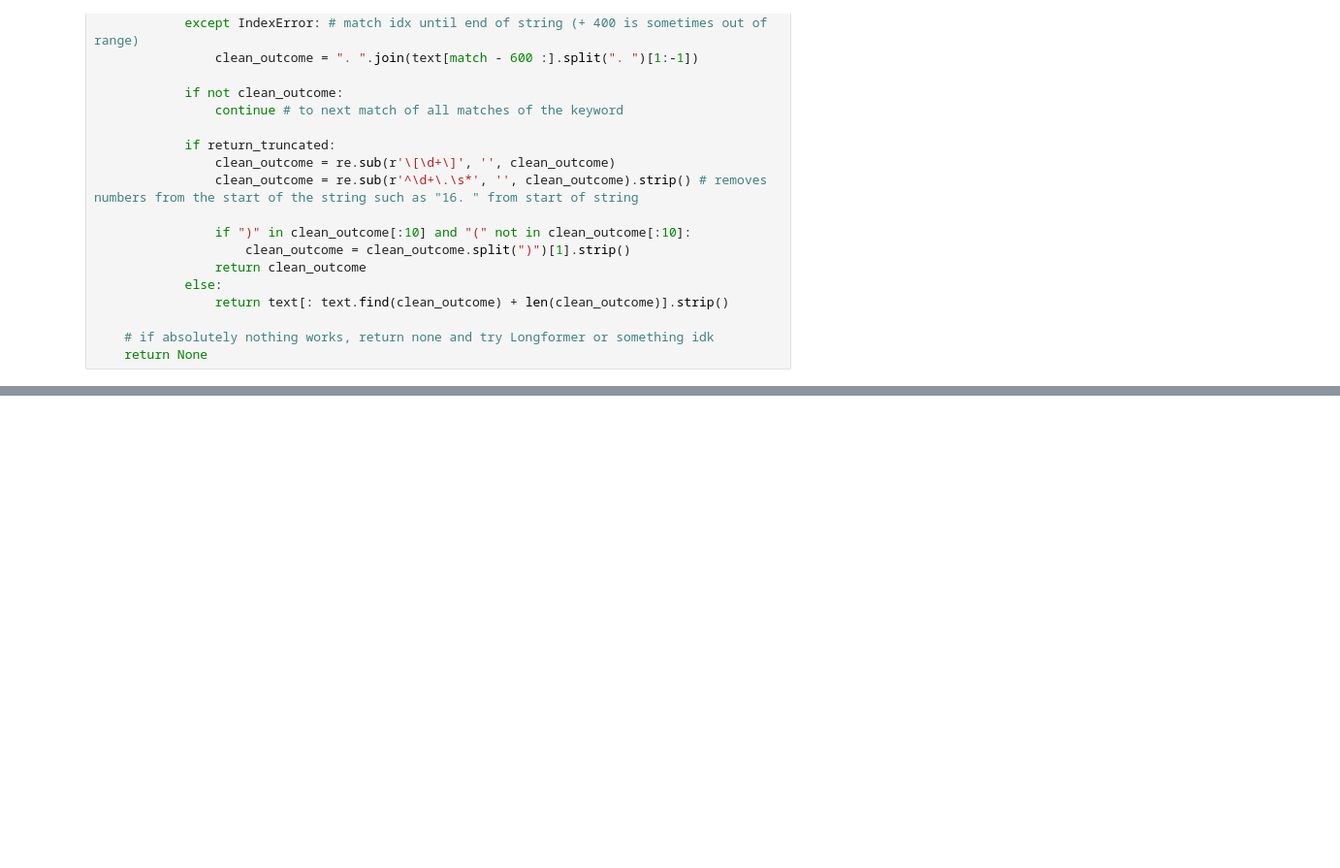
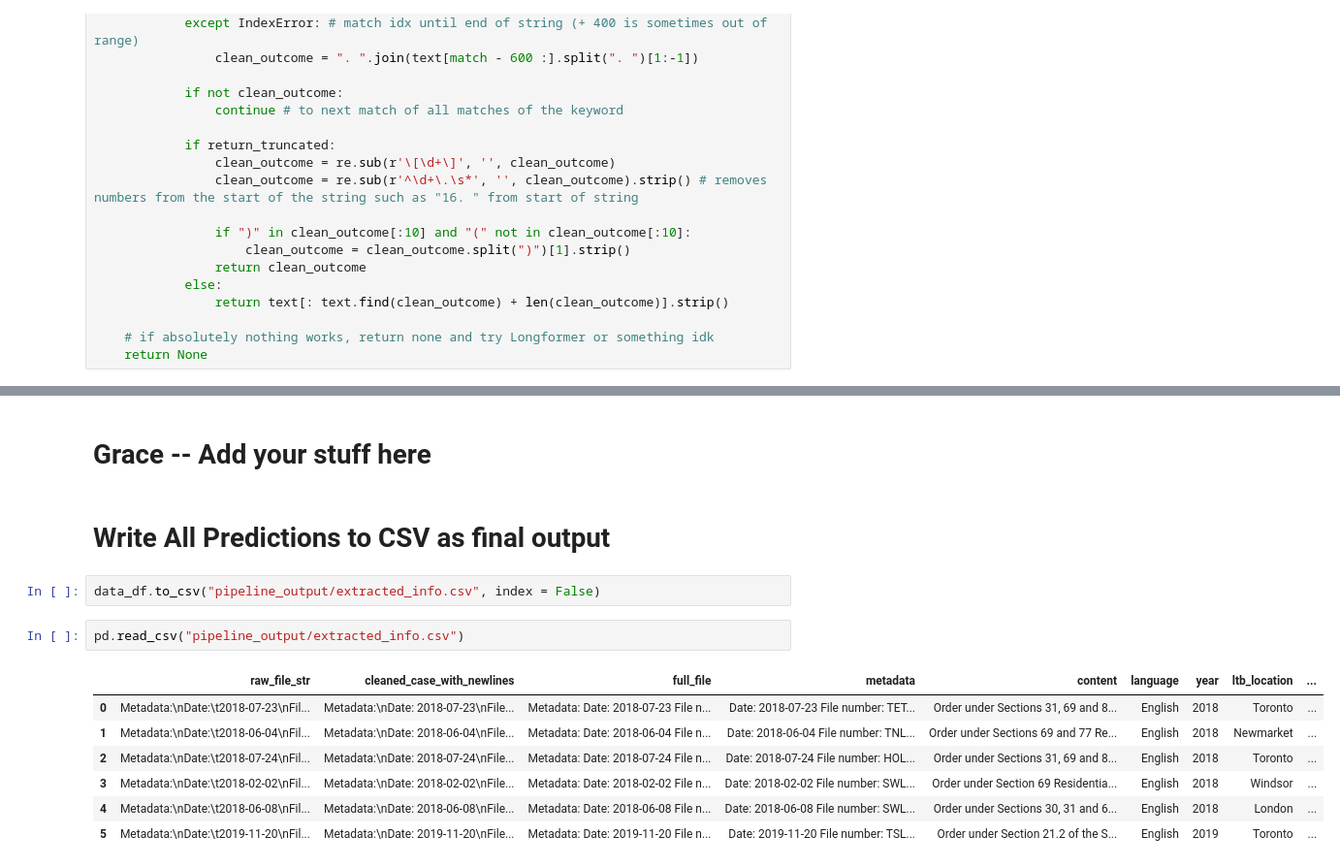
Before and after one commit to jataellen/Allard_A_Capstone, a Jupyter notebook: full_pipeline/full_pipeline.ipynb, the cells around one changed output, grey strips where cells are left out. Shown at 97% size. Saved outputs shown, nothing was run; the diff lists cells and outputs as text; blank space fills up the shorter version.

```diff
--- a/full_pipeline/full_pipeline.ipynb
+++ b/full_pipeline/full_pipeline.ipynb
@@ -1269,0 +1275,16 @@ data_df.head()
+# %% [markdown]
+# Grace -- Add your stuff here
+# %% [markdown]
+# Write All Predictions to CSV as final output
+# %%
+data_df.to_csv("pipeline_output/extracted_info.csv", index = False)
+# %%
+pd.read_csv("pipeline_output/extracted_info.csv")
+# %% [output]
+|  | raw_file_str | cleaned_case_with_newlines | full_file | metadata | content | language | year | ltb_location | ... |
+| 0 | Metadata:\nDate:\t2018-07-23\nFil... | Metadata:\nDate: 2018-07-23\nFile... | Metadata: Date: 2018-07-23 File n... | Date: 2018-07-23 File number: TET... | Order under Sections 31, 69 and 8... | English | 2018 | Toronto | ... |
+| 1 | Metadata:\nDate:\t2018-06-04\nFil... | Metadata:\nDate: 2018-06-04\nFile... | Metadata: Date: 2018-06-04 File n... | Date: 2018-06-04 File number: TNL... | Order under Sections 69 and 77 Re... | English | 2018 | Newmarket | ... |
+| 2 | Metadata:\nDate:\t2018-07-24\nFil... | Metadata:\nDate: 2018-07-24\nFile... | Metadata: Date: 2018-07-24 File n... | Date: 2018-07-24 File number: HOL... | Order under Sections 31, 69 and 8... | English | 2018 | Toronto | ... |
+| 3 | Metadata:\nDate:\t2018-02-02\nFil... | Metadata:\nDate: 2018-02-02\nFile... | Metadata: Date: 2018-02-02 File n... | Date: 2018-02-02 File number: SWL... | Order under Section 69 Residentia... | English | 2018 | Windsor | ... |
+| 4 | Metadata:\nDate:\t2018-06-08\nFil... | Metadata:\nDate: 2018-06-08\nFile... | Metadata: Date: 2018-06-08 File n... | Date: 2018-06-08 File number: SWL... | Order under Sections 30, 31 and 6... | English | 2018 | London | ... |
+| 5 | Metadata:\nDate:\t2019-11-20\nFil... | Metadata:\nDate: 2019-11-20\nFile... | Metadata: Date: 2019-11-20 File n... | Date: 2019-11-20 File number: TSL... | Order under Section 21.2 of the S... | English | 2019 | Toronto | ... |
```
Also changed, not shown: parts of 14 cells of this notebook, 13 other files.
